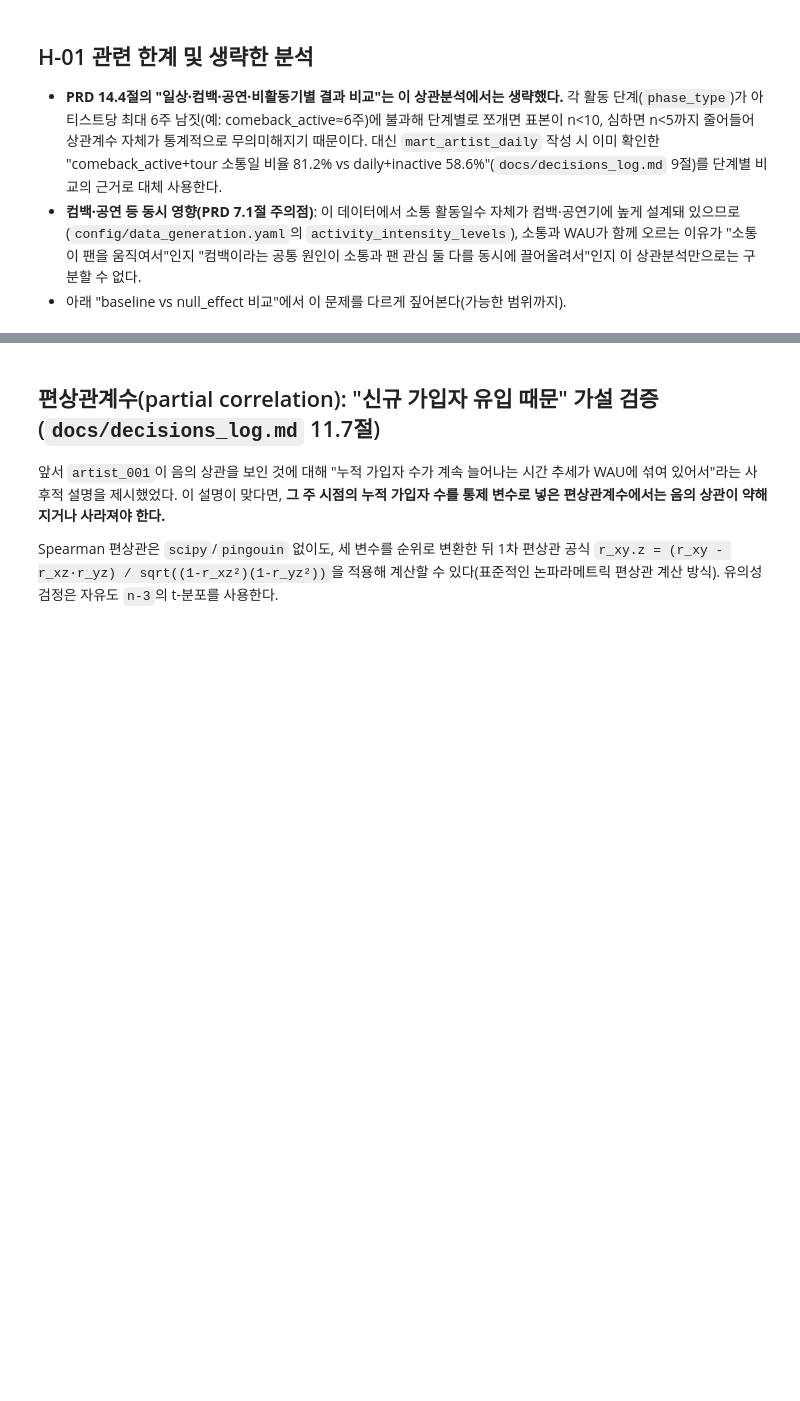
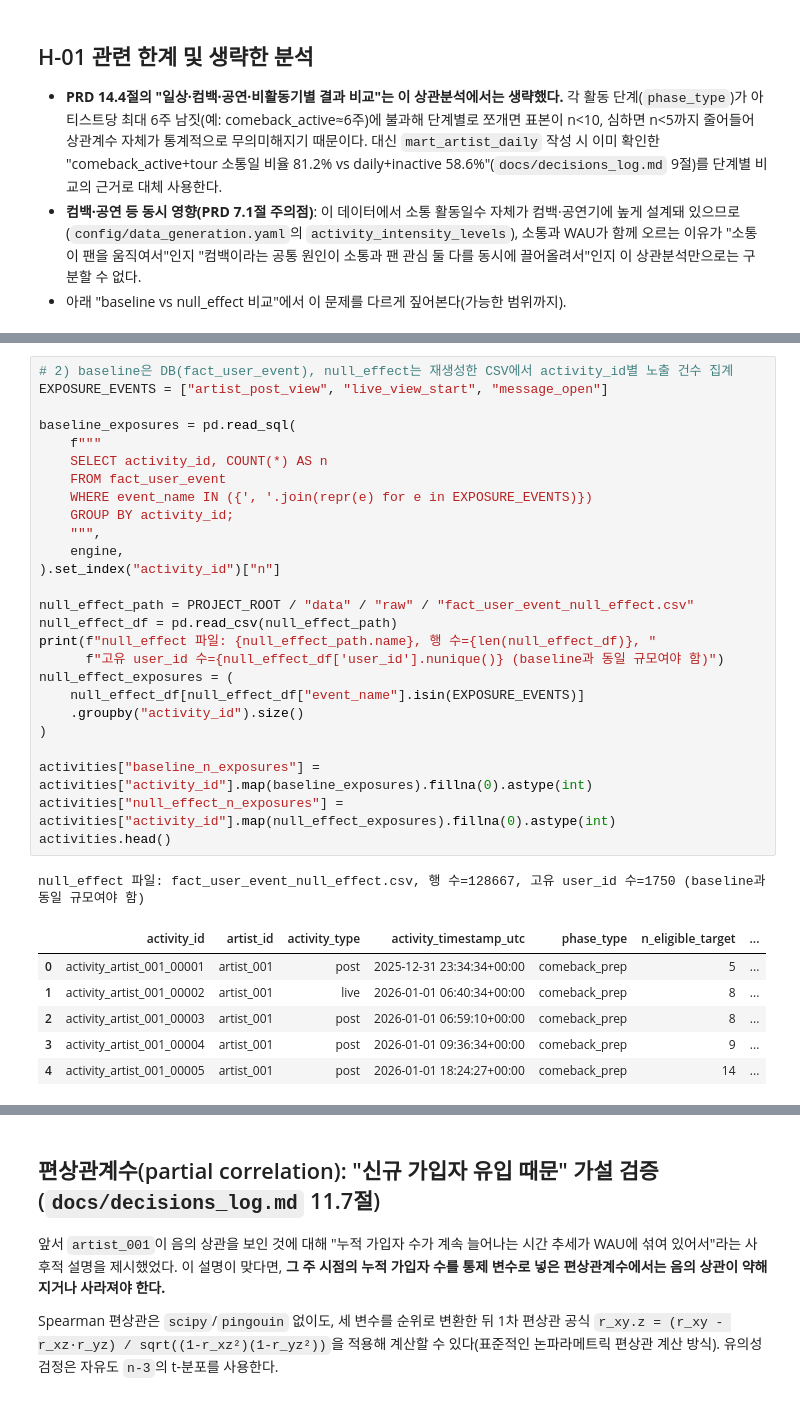
Before and after one commit to wjs0951467-wq/fanlog-user-behavior-analytics, a Jupyter notebook: notebooks/02_communication_retention.ipynb, the cells around one changed output, grey strips where cells are left out. Drawn from its saved outputs; the diff is of its cells as text; blank space fills up the shorter version.

```diff
--- a/notebooks/02_communication_retention.ipynb
+++ b/notebooks/02_communication_retention.ipynb
@@ -298,0 +326,34 @@ else:
+# %%
+# 2) baseline은 DB(fact_user_event), null_effect는 재생성한 CSV에서 activity_id별 노출 건수 집계
+EXPOSURE_EVENTS = ["artist_post_view", "live_view_start", "message_open"]
+
+baseline_exposures = pd.read_sql(
+    f"""
+    SELECT activity_id, COUNT(*) AS n
+    FROM fact_user_event
+    WHERE event_name IN ({', '.join(repr(e) for e in EXPOSURE_EVENTS)})
+    GROUP BY activity_id;
+    """,
+    engine,
+).set_index("activity_id")["n"]
+
+null_effect_path = PROJECT_ROOT / "data" / "raw" / "fact_user_event_null_effect.csv"
+null_effect_df = pd.read_csv(null_effect_path)
+print(f"null_effect 파일: {null_effect_path.name}, 행 수={len(null_effect_df)}, "
+      f"고유 user_id 수={null_effect_df['user_id'].nunique()} (baseline과 동일 규모여야 함)")
+null_effect_exposures = (
+    null_effect_df[null_effect_df["event_name"].isin(EXPOSURE_EVENTS)]
+    .groupby("activity_id").size()
+)
+
+activities["baseline_n_exposures"] = activities["activity_id"].map(baseline_exposures).fillna(0).astype(int)
+activities["null_effect_n_exposures"] = activities["activity_id"].map(null_effect_exposures).fillna(0).astype(int)
+activities.head()
+# %% [output]
+null_effect 파일: fact_user_event_null_effect.csv, 행 수=128667, 고유 user_id 수=1750 (baseline과 동일 규모여야 함)
+|  | activity_id | artist_id | activity_type | activity_timestamp_utc | phase_type | n_eligible_target | ... |
+| 0 | activity_artist_001_00001 | artist_001 | post | 2025-12-31 23:34:34+00:00 | comeback_prep | 5 | ... |
+| 1 | activity_artist_001_00002 | artist_001 | live | 2026-01-01 06:40:34+00:00 | comeback_prep | 8 | ... |
+| 2 | activity_artist_001_00003 | artist_001 | post | 2026-01-01 06:59:10+00:00 | comeback_prep | 8 | ... |
+| 3 | activity_artist_001_00004 | artist_001 | post | 2026-01-01 09:36:34+00:00 | comeback_prep | 9 | ... |
+| 4 | activity_artist_001_00005 | artist_001 | post | 2026-01-01 18:24:27+00:00 | comeback_prep | 14 | ... |
```
Also changed, not shown: parts of 8 cells of this notebook.
